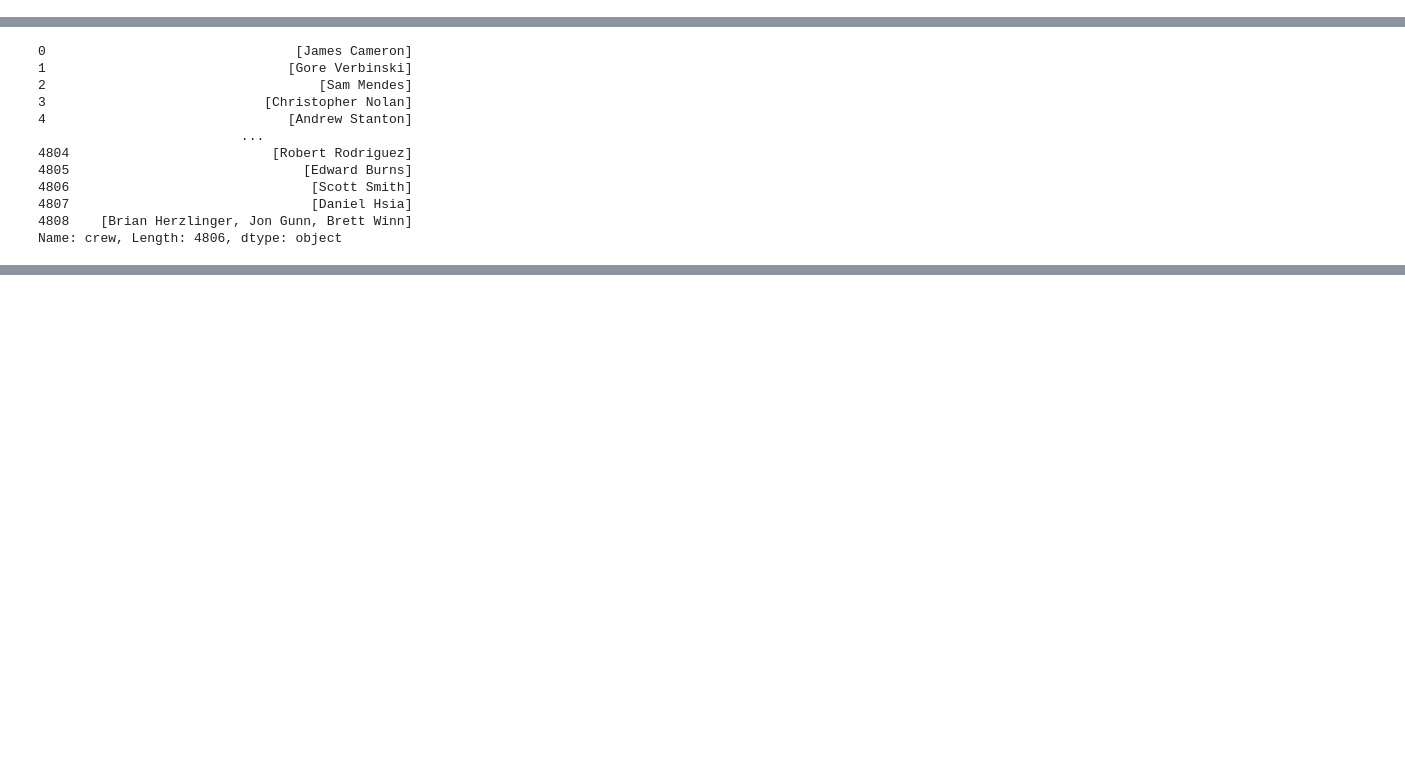
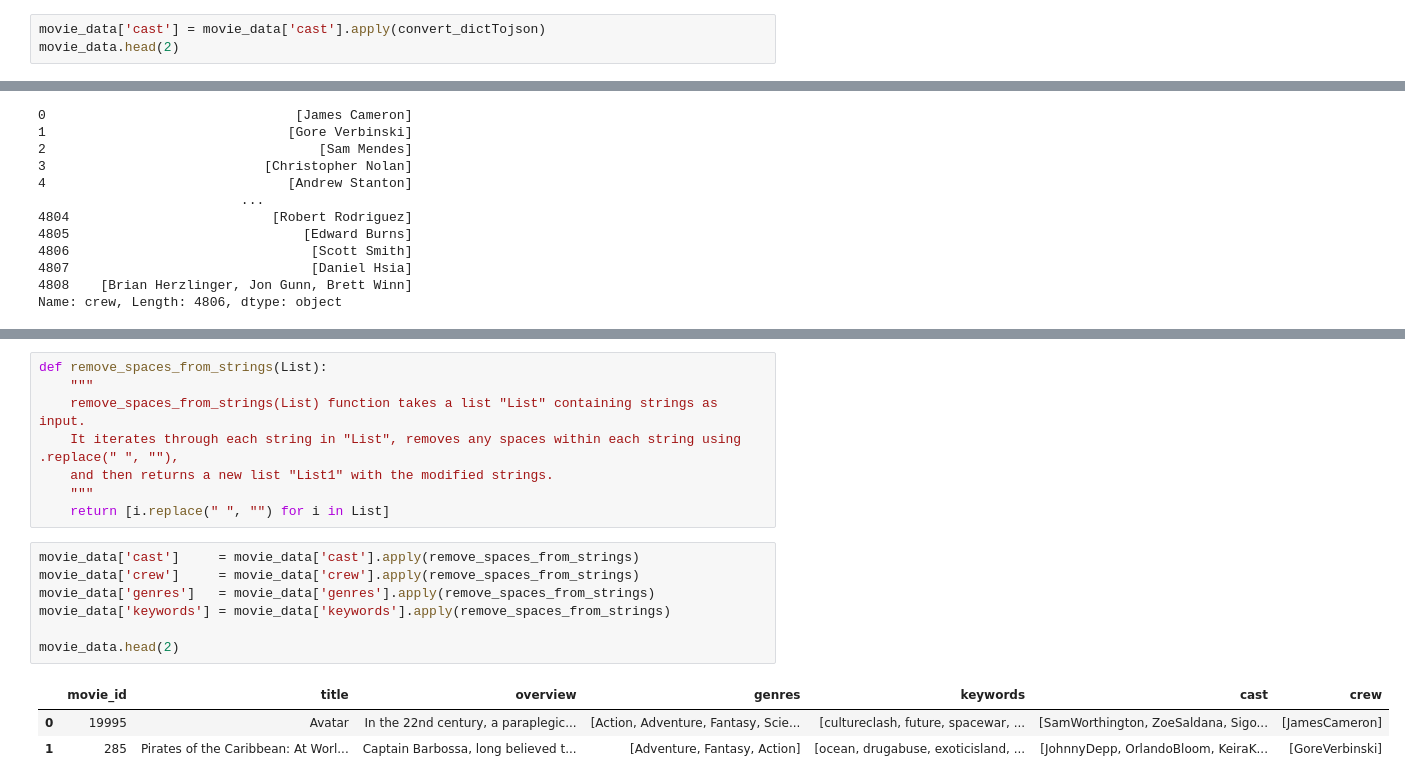
Before and after one commit to RAJ-DSML/movie-recommendation, a Jupyter notebook: movie_recommendation_main.ipynb, the cells around one changed output, grey strips where cells are left out. Saved outputs shown, nothing was run; the diff lists cells and outputs as text; blank space fills up the shorter version.

Commit message:
recommendation function added

```diff
--- a/movie_recommendation_main.ipynb
+++ b/movie_recommendation_main.ipynb
@@ -120,0 +114,3 @@ ast.literal_eval('[{"id": 28, "name": "Action"}, {"id": 12, "name": "Adventure"}
+# %%
+movie_data['cast'] = movie_data['cast'].apply(convert_dictTojson)
+movie_data.head(2)
@@ -164,0 +180,19 @@ Name: crew, Length: 4806, dtype: object
+# %%
+def remove_spaces_from_strings(List):
+    """
+    remove_spaces_from_strings(List) function takes a list "List" containing strings as input.
+    It iterates through each string in "List", removes any spaces within each string using .replace(" ", ""),
+    and then returns a new list "List1" with the modified strings.
+    """
+    return [i.replace(" ", "") for i in List]
+# %%
+movie_data['cast']     = movie_data['cast'].apply(remove_spaces_from_strings)
+movie_data['crew']     = movie_data['crew'].apply(remove_spaces_from_strings)
+movie_data['genres']   = movie_data['genres'].apply(remove_spaces_from_strings)
+movie_data['keywords'] = movie_data['keywords'].apply(remove_spaces_from_strings)
+
+movie_data.head(2)
+# %% [output]
+|  | movie_id | title | overview | genres | keywords | cast | crew |
+| 0 | 19995 | Avatar | In the 22nd century, a paraplegic... | [Action, Adventure, Fantasy, Scie... | [cultureclash, future, spacewar, ... | [SamWorthington, ZoeSaldana, Sigo... | [JamesCameron] |
+| 1 | 285 | Pirates of the Caribbean: At Worl... | Captain Barbossa, long believed t... | [Adventure, Fantasy, Action] | [ocean, drugabuse, exoticisland, ... | [JohnnyDepp, OrlandoBloom, KeiraK... | [GoreVerbinski] |
```
Also changed, not shown: parts of 12 cells of this notebook.
